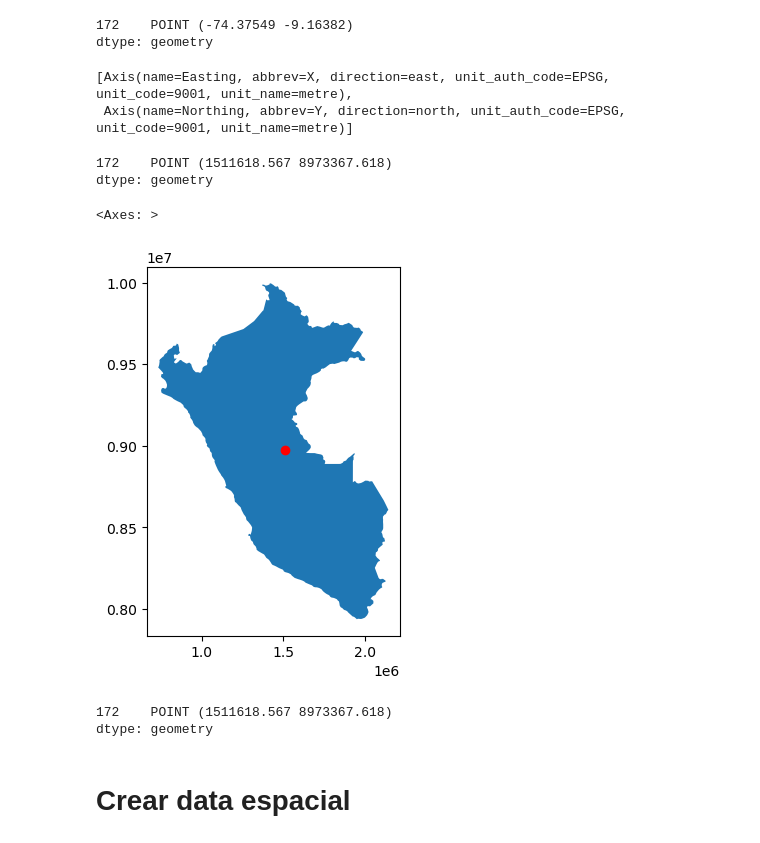
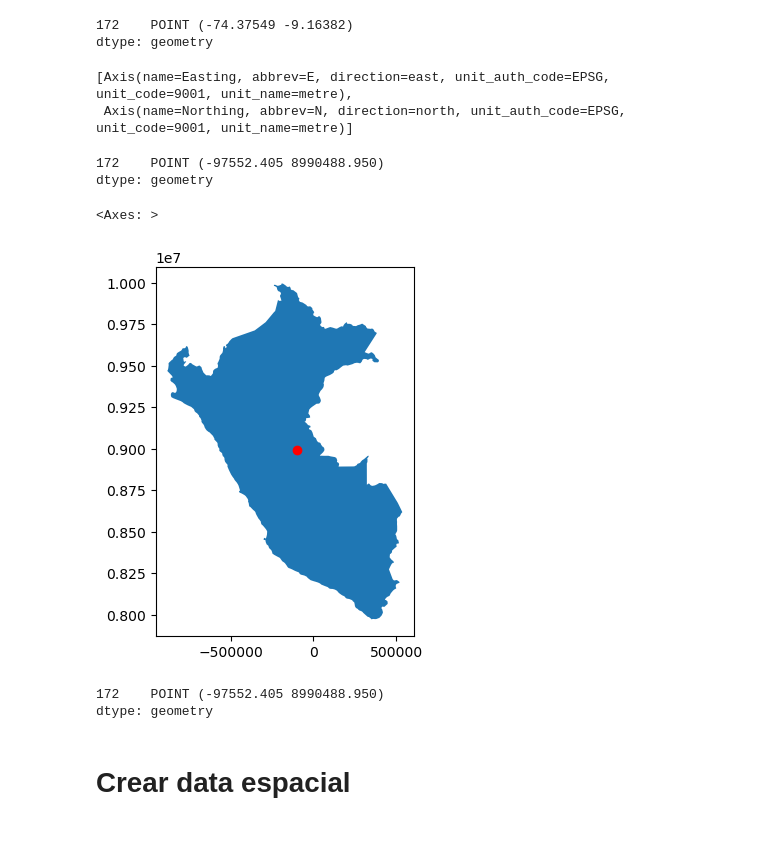
Before and after one commit to krlos20203563/ASIE_2024-1, a Jupyter notebook: Tarea_2.ipynb, the cells around one changed output. Saved outputs shown, nothing was run; the diff lists cells and outputs as text; code cells hidden in the pictures.

```diff
--- a/Tarea_2.ipynb
+++ b/Tarea_2.ipynb
@@ -146,21 +146,21 @@ peru.centroid
 172    POINT (-74.37549 -9.16382)
 dtype: geometry
 # %%
-peru.to_crs(5641).crs.axis_info
+peru.to_crs(5389).crs.axis_info
 # %% [output]
-[Axis(name=Easting, abbrev=X, direction=east, unit_auth_code=EPSG, unit_code=9001, unit_name=metre),
- Axis(name=Northing, abbrev=Y, direction=north, unit_auth_code=EPSG, unit_code=9001, unit_name=metre)]
+[Axis(name=Easting, abbrev=E, direction=east, unit_auth_code=EPSG, unit_code=9001, unit_name=metre),
+ Axis(name=Northing, abbrev=N, direction=north, unit_auth_code=EPSG, unit_code=9001, unit_name=metre)]
 # %%
-peru.to_crs(5641).centroid
+peru.to_crs(5389).centroid
 # %% [output]
-172    POINT (1511618.567 8973367.618)
+172    POINT (-97552.405 8990488.950)
 dtype: geometry
 # %%
 # replotting:
 
-base5641=peru.to_crs(5641).plot()
-peru.to_crs(5641).centroid.plot(color='red',ax=base5641)
+base5389=peru.to_crs(5389).plot()
+peru.to_crs(5389).centroid.plot(color='red',ax=base5389)
 # %% [output]
 <Axes: >
-[figure, old version]
+[figure, new version]
 # %%
@@ -179,6 +179,6 @@ rivers_peru_5641.to_file(os.path.join("data_TA2","maps","peruMaps_5641.gpkg"), l
 # %%
-peru_5641.centroid
+peru_5389.centroid
 # %% [output]
-172    POINT (1511618.567 8973367.618)
+172    POINT (-97552.405 8990488.950)
 dtype: geometry
 # %%
```
Also changed, not shown: parts of 63 cells of this notebook, 4 other files.
